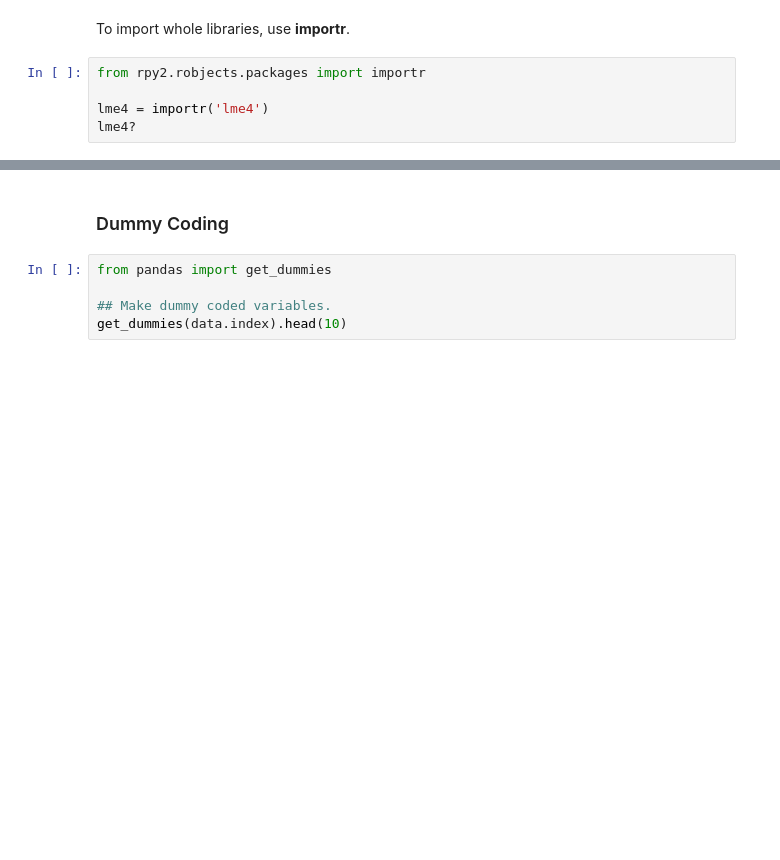
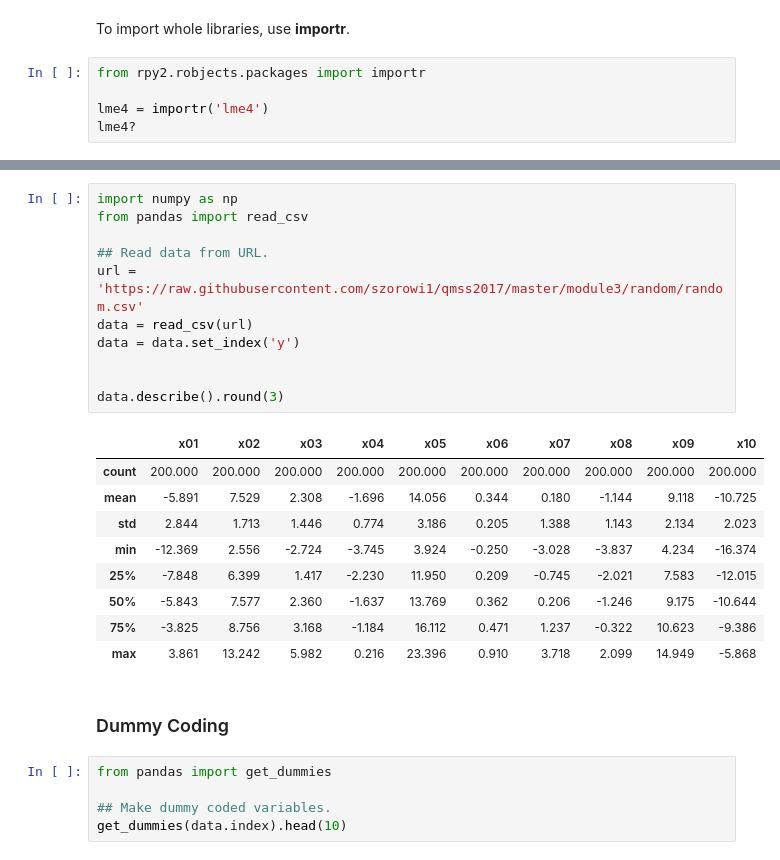
Before and after one commit to szorowi1/qmss2017, a Jupyter notebook: module3/module3_demo.ipynb, the cells around one changed output, grey strips where cells are left out. Cells and saved outputs as stored; diff of their text form; blank space fills up the shorter version.

Commit message:
MODULE 3: FINISHED demo

```diff
--- a/module3/module3_demo.ipynb
+++ b/module3/module3_demo.ipynb
@@ -116,3 +128,24 @@ NameError: name 'data' is not defined
+# %%
+import numpy as np
+from pandas import read_csv
+
+## Read data from URL.
+url = 'https://raw.githubusercontent.com/szorowi1/qmss2017/master/module3/random/random.csv'
+data = read_csv(url)
+data = data.set_index('y')
+
+
+data.describe().round(3)
+# %% [output]
+|  | x01 | x02 | x03 | x04 | x05 | x06 | x07 | x08 | x09 | x10 |
+| count | 200.000 | 200.000 | 200.000 | 200.000 | 200.000 | 200.000 | 200.000 | 200.000 | 200.000 | 200.000 |
+| mean | -5.891 | 7.529 | 2.308 | -1.696 | 14.056 | 0.344 | 0.180 | -1.144 | 9.118 | -10.725 |
+| std | 2.844 | 1.713 | 1.446 | 0.774 | 3.186 | 0.205 | 1.388 | 1.143 | 2.134 | 2.023 |
+| min | -12.369 | 2.556 | -2.724 | -3.745 | 3.924 | -0.250 | -3.028 | -3.837 | 4.234 | -16.374 |
+| 25% | -7.848 | 6.399 | 1.417 | -2.230 | 11.950 | 0.209 | -0.745 | -2.021 | 7.583 | -12.015 |
+| 50% | -5.843 | 7.577 | 2.360 | -1.637 | 13.769 | 0.362 | 0.206 | -1.246 | 9.175 | -10.644 |
+| 75% | -3.825 | 8.756 | 3.168 | -1.184 | 16.112 | 0.471 | 1.237 | -0.322 | 10.623 | -9.386 |
+| max | 3.861 | 13.242 | 5.982 | 0.216 | 23.396 | 0.910 | 3.718 | 2.099 | 14.949 | -5.868 |
 # %% [markdown]
 ### Dummy Coding
 # %%
```
Also changed, not shown: parts of 24 cells of this notebook.
